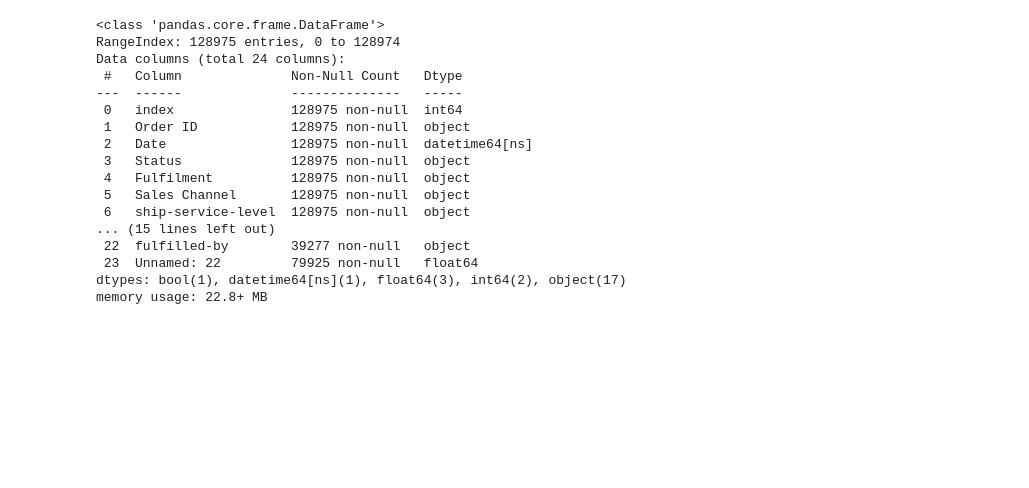
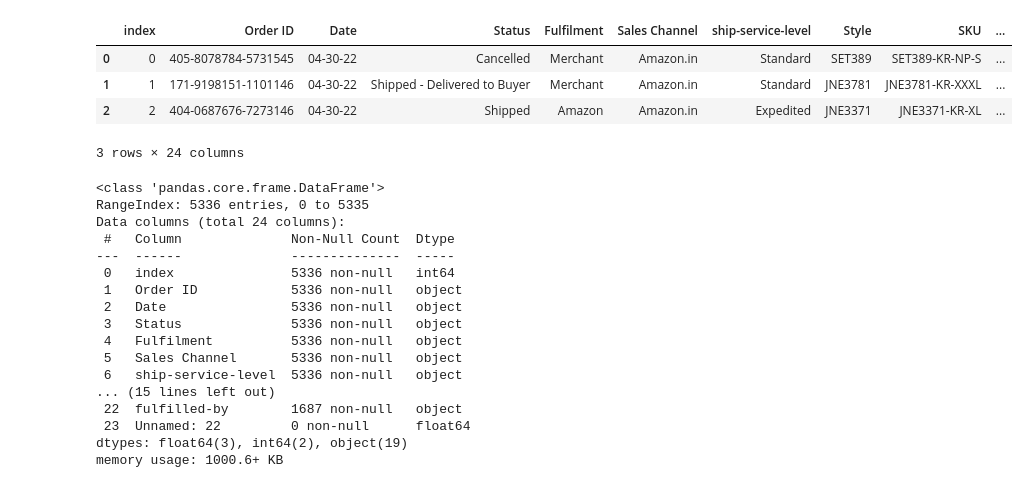
Before and after one commit to kayeneii/AISOC-Tutorials, a Jupyter notebook: AISOC_Feature_Engineering.ipynb, the cells around one changed output. Cells and saved outputs as stored; diff of their text form; code cells hidden in the pictures; blank space fills up the shorter version.

```diff
--- a/AISOC_Feature_Engineering.ipynb
+++ b/AISOC_Feature_Engineering.ipynb
@@ -24,23 +38,31 @@ Requirement already satisfied: joblib>=1.2.0 in /usr/local/lib/python3.12/dist-p
 Requirement already satisfied: threadpoolctl>=3.1.0 in /usr/local/lib/python3.12/dist-packages (from scikit-learn) (3.6.0)
 # %%
-df = pd.read_excel ("Amazon Sale Report.xlsx")
+df = pd.read_csv ("Amazon Sale Report.csv")
+# %%
+df.head (3)
+# %% [output]
+|  | index | Order ID | Date | Status | Fulfilment | Sales Channel | ship-service-level | Style | SKU | ... |
+| 0 | 0 | 405-8078784-5731545 | 04-30-22 | Cancelled | Merchant | Amazon.in | Standard | SET389 | SET389-KR-NP-S | ... |
+| 1 | 1 | 171-9198151-1101146 | 04-30-22 | Shipped - Delivered to Buyer | Merchant | Amazon.in | Standard | JNE3781 | JNE3781-KR-XXXL | ... |
+| 2 | 2 | 404-0687676-7273146 | 04-30-22 | Shipped | Amazon | Amazon.in | Expedited | JNE3371 | JNE3371-KR-XL | ... |
+3 rows × 24 columns
 # %%
 df.info ()
 # %% [output]
 <class 'pandas.core.frame.DataFrame'>
-RangeIndex: 128975 entries, 0 to 128974
+RangeIndex: 5336 entries, 0 to 5335
 Data columns (total 24 columns):
- #   Column              Non-Null Count   Dtype
----  ------              --------------   -----
- 0   index               128975 non-null  int64
- 1   Order ID            128975 non-null  object
- 2   Date                128975 non-null  datetime64[ns]
- 3   Status              128975 non-null  object
- 4   Fulfilment          128975 non-null  object
- 5   Sales Channel       128975 non-null  object
- 6   ship-service-level  128975 non-null  object
+ #   Column              Non-Null Count  Dtype
+---  ------              --------------  -----
+ 0   index               5336 non-null   int64
+ 1   Order ID            5336 non-null   object
+ 2   Date                5336 non-null   object
+ 3   Status              5336 non-null   object
+ 4   Fulfilment          5336 non-null   object
+ 5   Sales Channel       5336 non-null   object
+ 6   ship-service-level  5336 non-null   object
 ... (15 lines left out)
- 22  fulfilled-by        39277 non-null   object
- 23  Unnamed: 22         79925 non-null   float64
-dtypes: bool(1), datetime64[ns](1), float64(3), int64(2), object(17)
-memory usage: 22.8+ MB
+ 22  fulfilled-by        1687 non-null   object
+ 23  Unnamed: 22         0 non-null      float64
+dtypes: float64(3), int64(2), object(19)
+memory usage: 1000.6+ KB
```
Also changed, not shown: parts of 23 cells of this notebook.
